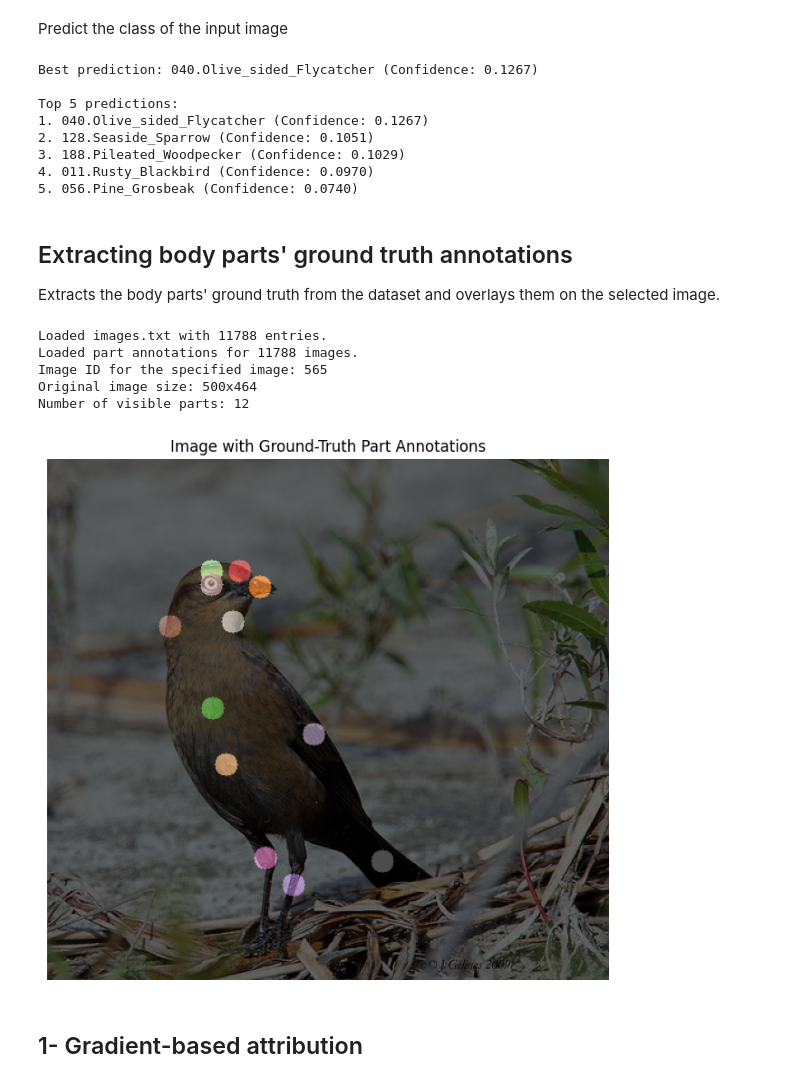
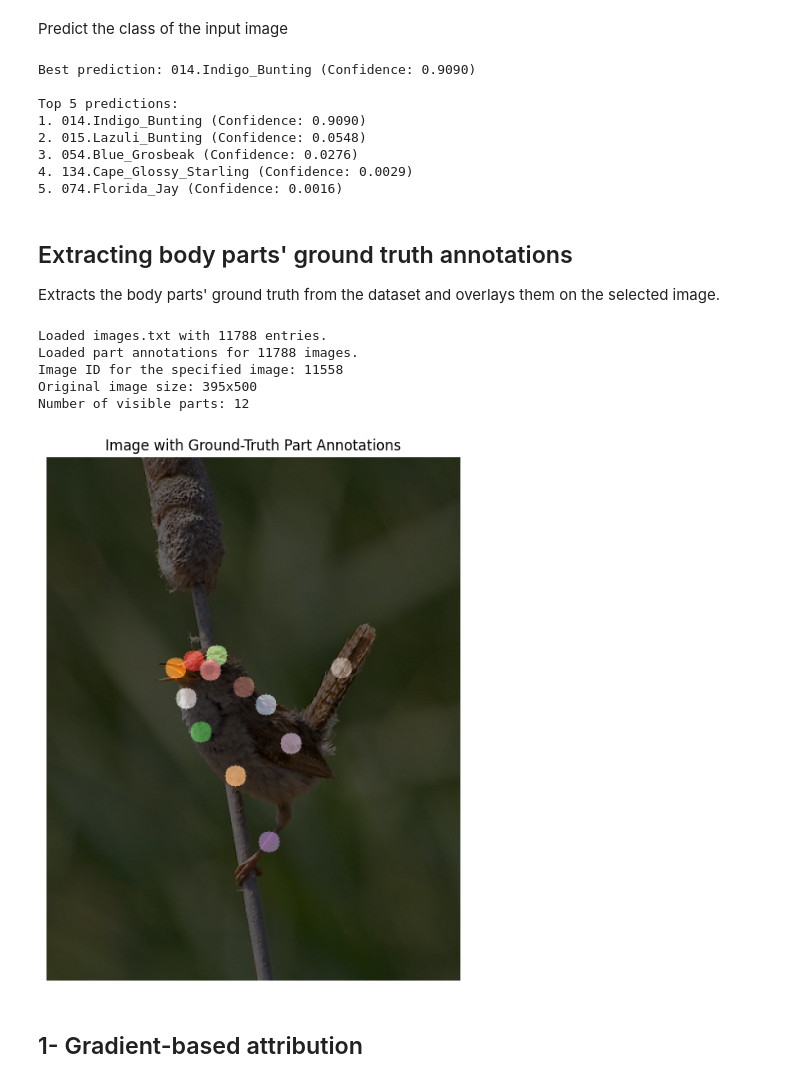
Before and after one commit to samueleantonelli/Explainable_ResNet, a Jupyter notebook: TorchVision_Interpret_finale.ipynb, the cells around one changed output. Drawn from its saved outputs; the diff is of its cells as text; code cells hidden in the pictures.

```diff
--- a/TorchVision_Interpret_finale.ipynb
+++ b/TorchVision_Interpret_finale.ipynb
@@ -23,7 +23,7 @@ images_dir = "/mnt/cimec-storage6/users/samuele.antonelli/modifica_resnet_backup
 checkpoint_path = "/mnt/cimec-storage6/users/samuele.antonelli/modifica_resnet_backup/modifica_resnet/CNN_classifier/model_save1/ResNet/ResNet/ResNet50.pkl"  #replace with your model's file path
 chosen_model = 50 #set either 50 or 101, depending on the chosen model
 
-image_path = "/mnt/cimec-storage6/users/samuele.antonelli/modifica_resnet_backup/modifica_resnet/CNN_classifier/CUB_200_2011/images/011.Rusty_Blackbird/Rusty_Blackbird_0003_6749.jpg" #pick an image path from Explainable_ResNet/CNN_classifier/CUB_200_2011/images
+image_path = "/mnt/cimec-storage6/users/samuele.antonelli/modifica_resnet_backup/modifica_resnet/CNN_classifier/CUB_200_2011/images/197.Marsh_Wren/Marsh_Wren_0008_188533.jpg" #pick an image path from Explainable_ResNet/CNN_classifier/CUB_200_2011/images
 # %%
 import torch
 import torch.nn.functional as F
@@ -157,18 +157,20 @@ print("\nTop 5 predictions:")
 for i in range(5):
     print(f"{i+1}. {top5_labels[i]} (Confidence: {top5_scores.squeeze()[i].item():.4f})")
 # %% [output]
-Best prediction: 040.Olive_sided_Flycatcher (Confidence: 0.1267)
+Best prediction: 014.Indigo_Bunting (Confidence: 0.9090)
 
 Top 5 predictions:
-1. 040.Olive_sided_Flycatcher (Confidence: 0.1267)
-2. 128.Seaside_Sparrow (Confidence: 0.1051)
-3. 188.Pileated_Woodpecker (Confidence: 0.1029)
-4. 011.Rusty_Blackbird (Confidence: 0.0970)
-5. 056.Pine_Grosbeak (Confidence: 0.0740)
+1. 014.Indigo_Bunting (Confidence: 0.9090)
+2. 015.Lazuli_Bunting (Confidence: 0.0548)
+3. 054.Blue_Grosbeak (Confidence: 0.0276)
+4. 134.Cape_Glossy_Starling (Confidence: 0.0029)
+5. 074.Florida_Jay (Confidence: 0.0016)
 # %% [markdown]
 ## Extracting body parts' ground truth annotations
 Extracts the body parts' ground truth from the dataset and overlays them on the selected image.
 # %%
+img = Image.open(image_path).convert("RGB")
+
 #load images.txt and return a DataFrame mapping image_id to image_path
 def load_images_txt(images_txt_path):
     images_df = pd.read_csv(images_txt_path, sep=' ', header=None, names=['image_id', 'image_path'])
@@ -209,8 +211,8 @@ def create_colored_part_mask(part_coords, img_width, img_height, radius):
     return mask
 
 #overlay the part mask on the original image and display it
-def visualize_annotations(original_img, part_mask, alpha=0.6):
-    img_np = np.array(original_img).astype(np.float32) / 255.0  #normalize to [0,1]
+def visualize_annotations(img, part_mask, alpha=0.6):
+    img_np = np.array(img).astype(np.float32) / 255.0  #normalize to [0,1]
 
     #ensure the mask dimensions match the image
     if part_mask.shape[:2] != img_np.shape[:2]:
@@ -240,39 +242,38 @@ try:
     print(f"Image ID for the specified image: {image_id}")
 except ValueError as ve:
     print(str(ve))
     #optionally, exit the cell if image_id is not found
     import sys
     sys.exit()
 
 #load the Image
-original_img = Image.open(image_path).convert("RGB")
-img_width, img_height = original_img.size
+img_width, img_height = img.size
 print(f"Original image size: {img_width}x{img_height}")
 
 #retrieve Part Coordinates
 image_parts = parts_df[parts_df['image_id'] == image_id]
 part_coords = list(zip(image_parts['part_id'], image_parts['x'], image_parts['y']))
 
 if not part_coords:
     print("No visible parts found for this image.")
 else:
     print(f"Number of visible parts: {len(part_coords)}")
 
 #create Colored Part Mask
 if part_coords:
     part_mask = create_colored_part_mask(part_coords, img_width, img_height, radius=10)
 
 
-    visualize_annotations(original_img, part_mask, alpha=0.6) #visualize the Image with Annotations
+    visualize_annotations(img, part_mask, alpha=0.6) #visualize the Image with Annotations
 else:
     print("No ground-truth parts to visualize for this image.")
 # %% [output]
 Loaded images.txt with 11788 entries.
 Loaded part annotations for 11788 images.
-Image ID for the specified image: 565
-Original image size: 500x464
+Image ID for the specified image: 11558
+Original image size: 395x500
 Number of visible parts: 12
-[figure, old version]
+[figure, new version]
 # %% [markdown]
 ## 1- Gradient-based attribution
 # %% [markdown]
```
Also changed, not shown: parts of 8 cells of this notebook.
